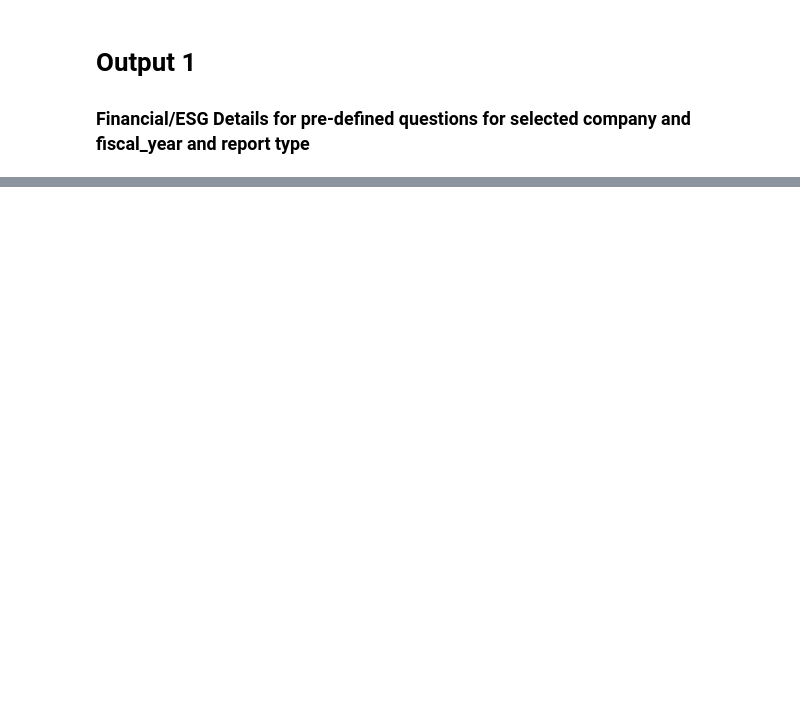
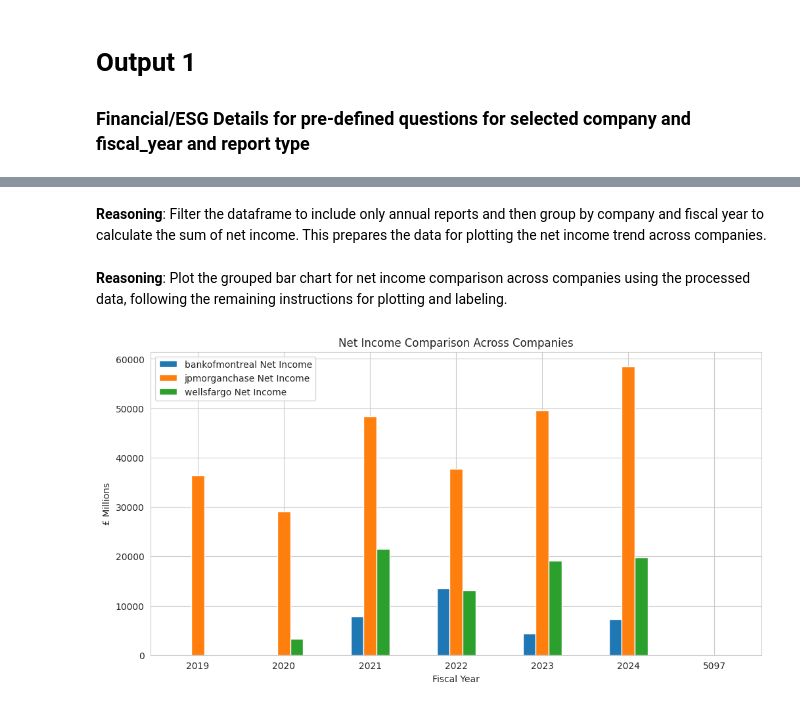
Before and after one commit to deepavn7/bq_ai_google_hackathon, a Jupyter notebook: process_reports.ipynb, the cells around one changed output, grey strips where cells are left out. Cells and saved outputs as stored; diff of their text form; code cells hidden in the pictures; blank space fills up the shorter version.

```diff
--- a/process_reports.ipynb
+++ b/process_reports.ipynb
@@ -815,0 +791,2 @@ plt.show()
+# %%
+df_metrics = bpd.read_gbq(f"{QUALIFIED_METRICS_TABLE_ID}")
@@ -815,0 +826,39 @@ plt.show()
+# %% [markdown]
+**Reasoning**:
+Filter the dataframe to include only annual reports and then group by company and fiscal year to calculate the sum of net income. This prepares the data for plotting the net income trend across companies.
+# %%
+# Filter only annual reports
+df_filtered = df_metrics[df_metrics["report_type"].str.lower() == "annual"]
+
+# Group by company and year
+df_grouped = df_filtered.groupby(["company_name", "fiscal_year"])[
+    "net_income_millions"
+].sum().reset_index()
+
+# Get unique values
+companies = df_grouped["company_name"].unique().tolist()
+years = sorted(df_grouped["fiscal_year"].unique())
+# %% [markdown]
+**Reasoning**:
+Plot the grouped bar chart for net income comparison across companies using the processed data, following the remaining instructions for plotting and labeling.
+# %%
+# Set bar width
+bar_width = 0.15
+x = np.arange(len(years))  # positions for fiscal years
+
+plt.figure(figsize=(12,6))
+
+# Plot each company’s bars
+for i, company in enumerate(companies):
+    company_data = df_grouped[df_grouped["company_name"] == company]
+    net_incomes = [company_data[company_data["fiscal_year"] == y]["net_income_millions"].sum() for y in years]
+    plt.bar(x + i*bar_width, net_incomes, width=bar_width, label=f"{company} Net Income")
+
+plt.xticks(x + bar_width*(len(companies)-1)/2, years)
+plt.xlabel("Fiscal Year")
+plt.ylabel("£ Millions")
+plt.title("Net Income Comparison Across Companies")
+plt.legend()
+plt.show()
+# %% [output]
+[figure, added]
```
Also changed, not shown: parts of 50 cells of this notebook.
